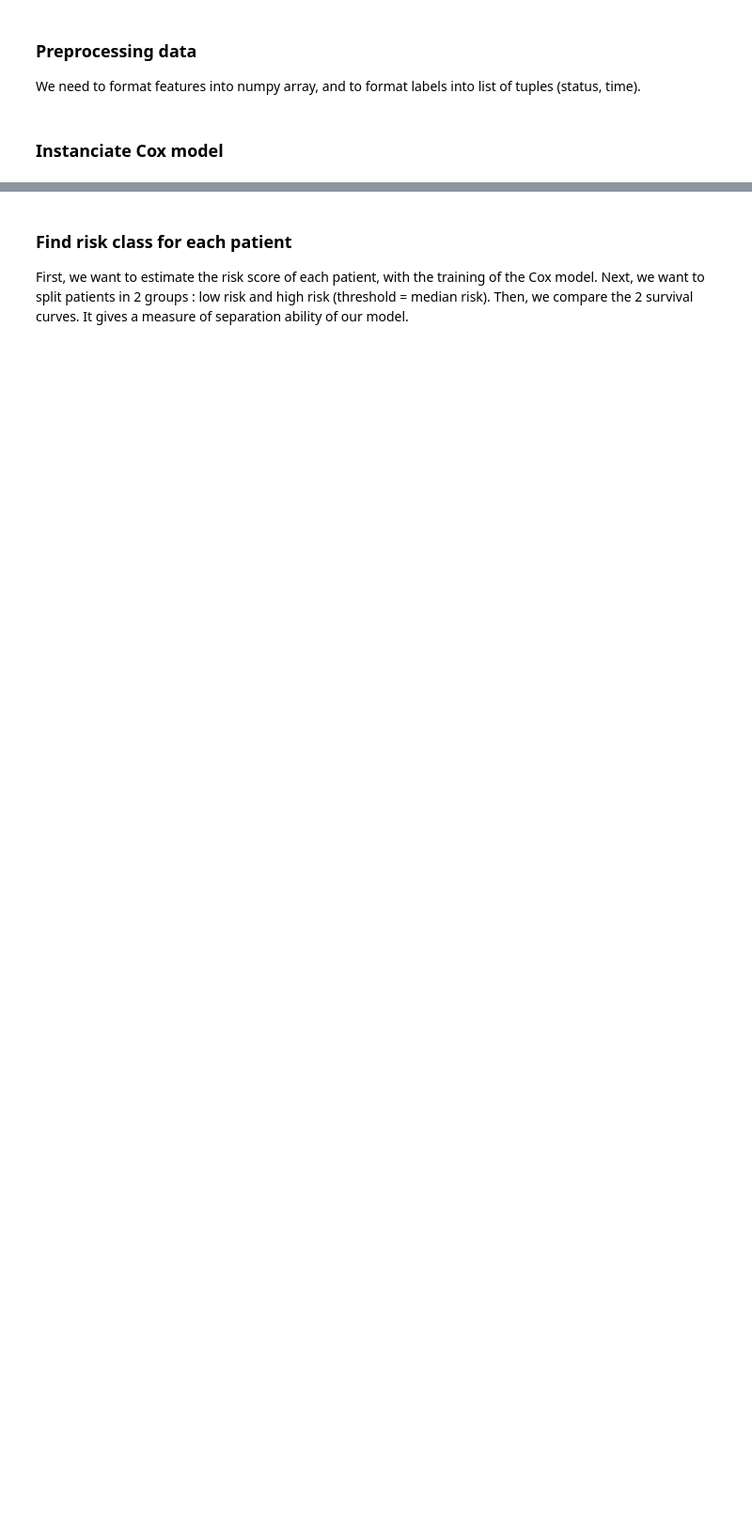
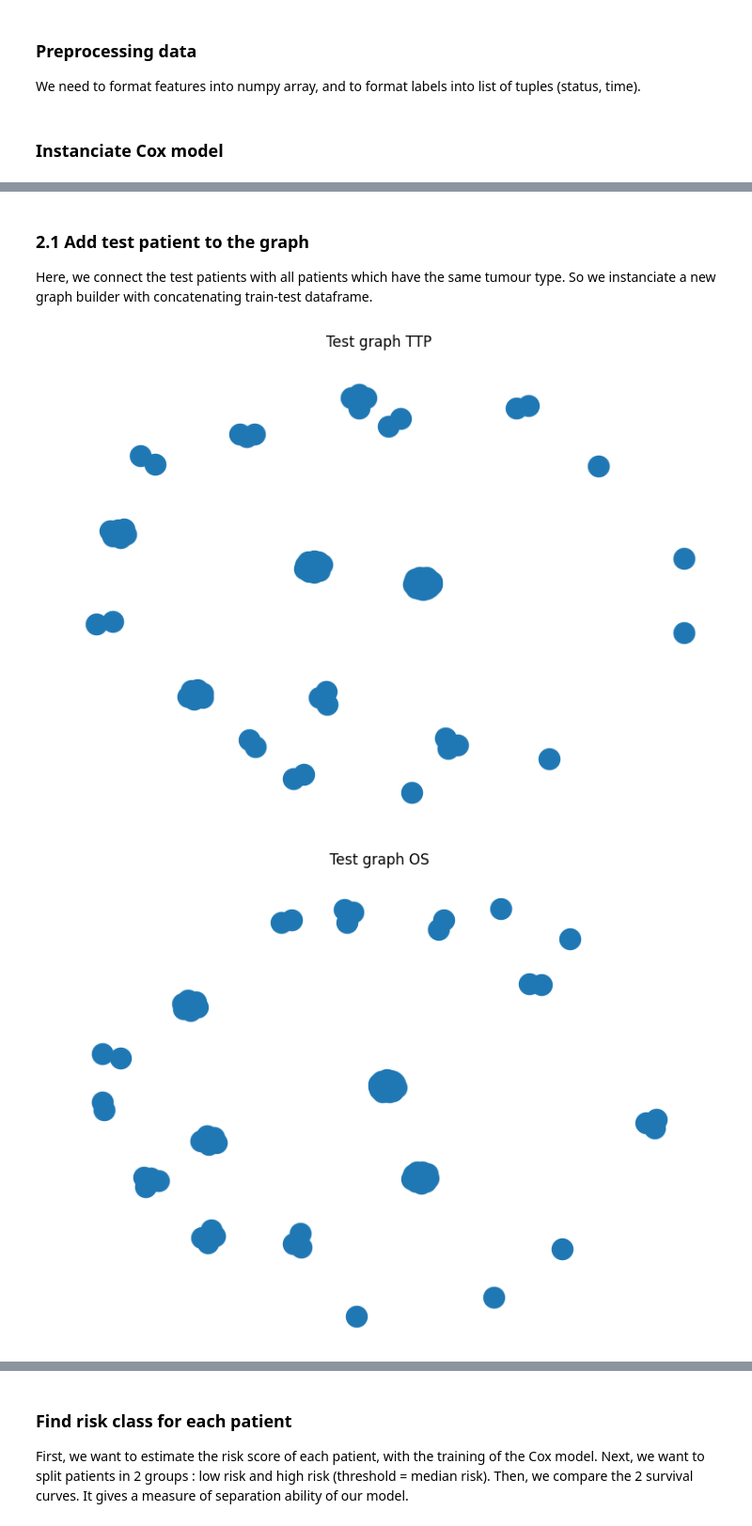
Before and after one commit to Arthur8754/mutational-signatures, a Jupyter notebook: gnn-cox.ipynb, the cells around one changed output, grey strips where cells are left out. Shown: that part at 94% size. Saved outputs shown, nothing was run; the diff lists cells and outputs as text; code cells hidden in the pictures; blank space fills up the shorter version.

```diff
--- a/gnn-cox.ipynb
+++ b/gnn-cox.ipynb
@@ -335,0 +367,11 @@ cox_model_os = CoxModel()
+# %% [markdown]
+### 2.1 Add test patient to the graph
+Here, we connect the test patients with all patients which have the same tumour type. So we instanciate a new graph builder with concatenating train-test dataframe.
+# %%
+# Graph builder
+
+## TTP :
+build_graph_test_ttp = BuildGraph(pd.concat([df_ttp_non_censored_train, df_ttp_non_censored_test]))
+
+## OS :
+build_graph_test_os = BuildGraph(pd.concat([df_os_non_censored_train, df_os_non_censored_test]))
@@ -335,0 +394,11 @@ cox_model_os = CoxModel()
+# %%
+# Show graph
+
+## TTP :
+build_graph_test_ttp.show_graph("Test graph TTP", "test-graph-ttp.png")
+
+## OS :
+build_graph_test_os.show_graph("Test graph OS", "test-graph-os.png")
+# %% [output]
+[figure, added]
+[figure, added]
```
Also changed, not shown: parts of 36 cells of this notebook, 1 other file.
